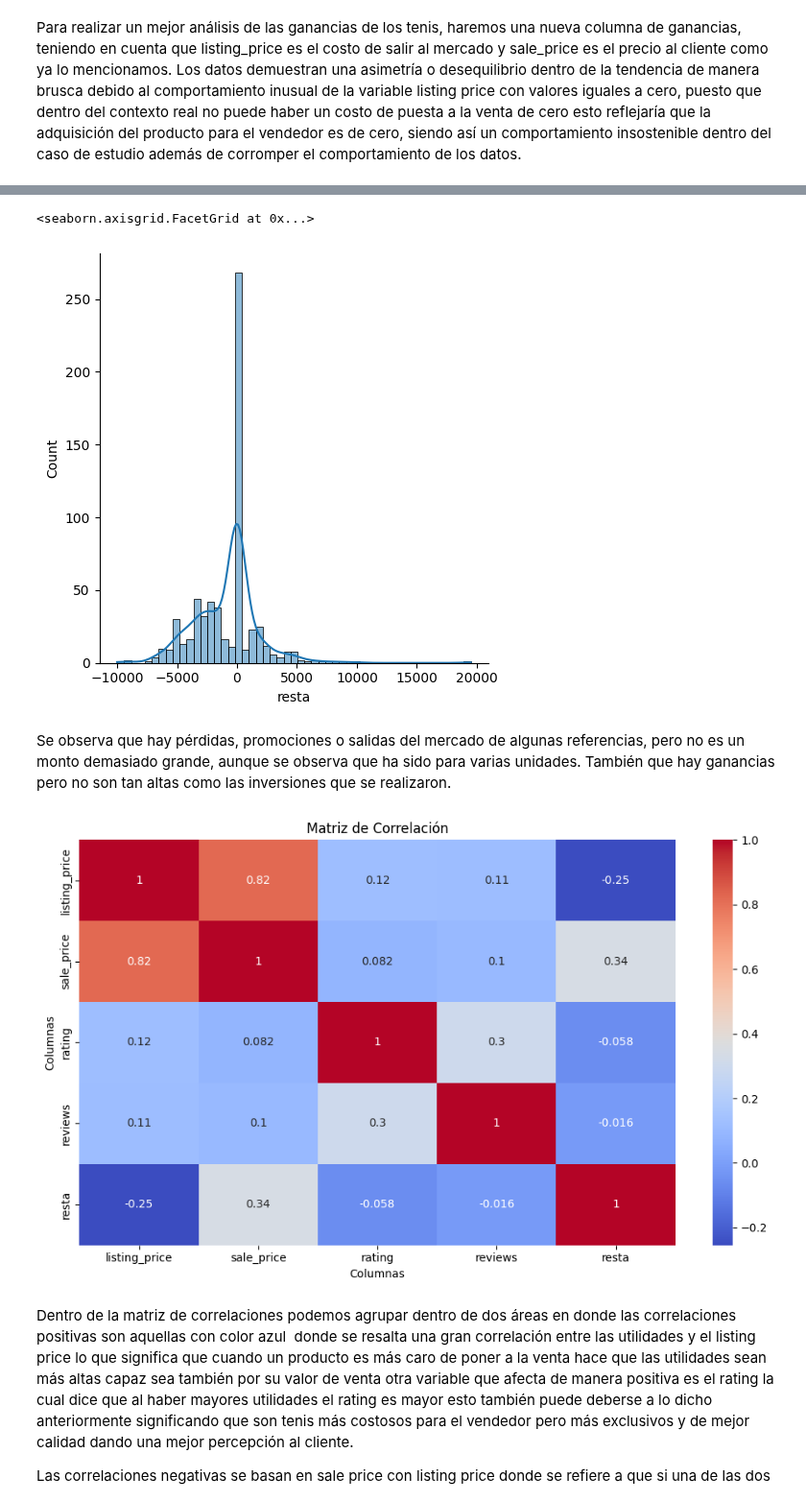
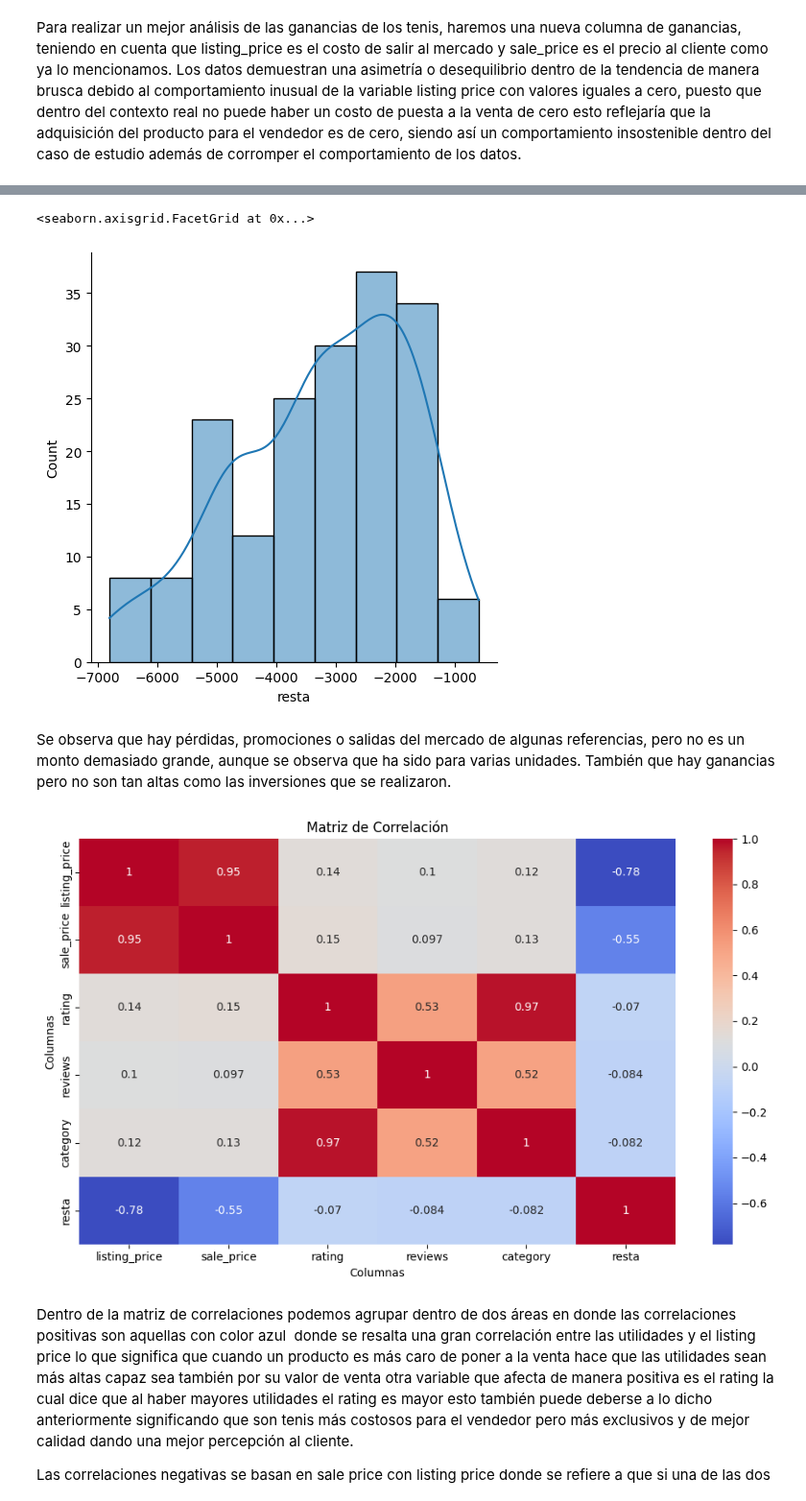
Before and after one commit to pau1ag/caso1, a Jupyter notebook: solucion_caso.ipynb, the cells around one changed output, grey strips where cells are left out. Shown at 96% size. Drawn from its saved outputs; the diff is of its cells as text; code cells hidden in the pictures.

```diff
--- a/solucion_caso.ipynb
+++ b/solucion_caso.ipynb
@@ -191,3 +191,28 @@ Podemos visualizar de nuevo como los listing_price tiene valores de 0 a 8000, m
 Para analizar la gráfica de sale_price, podemos observar que hay algunos datos atípicos, estos pueden significar ediciones limitadas y exclusivas, con el análisis de regresión eliminaremos estos y realizaremos pruebas para saber si estos datos afectan la regresión.
 Se puede observar que el rating va desde 0 a 5, situando la mayoría de los datos hacia 4 y 5.
 Los reviews, se observa que en la mayoría de las referencias no tienen reviews, sin embargo hay bastantes atípicos, y se encuentra una referencia que tiene más de 200 reviews, se podría analizar como la referencia más llamativa, que puede que tenga buenos o malos comentarios, pero que se podria calificar como una referencia que se le ha hecho un gran trabajo de marketing.
+# %%
+import pandas as pd
+import matplotlib.pyplot as plt
+import numpy as np
+
+# Assuming that df is your DataFrame and reviews is the name of the column you want to analyze
+
+# Calculate the quartiles and the IQR
+Q1 = df['reviews'].quantile(0.25)
+Q3 = df['reviews'].quantile(0.75)
+IQR = Q3 - Q1
+
+# Calculate the lower and upper bounds for outliers
+lower_bound = Q1 - 1.5 * IQR
+upper_bound = Q3 + 1.5 * IQR
+
+# Identify and remove outliers
+df_atip_reviews = df[(df['reviews'] > lower_bound) & (df['reviews'] < upper_bound)]
+
+# Create a boxplot
+plt.boxplot(df_atip_reviews['reviews'])
+plt.xlabel('reviews')
+plt.ylabel('Values')
+plt.title('Boxplot of reviews')
+plt.show()
@@ -294,8 +366,8 @@ Se puede observar que estos datos no se comportan de las misma manera que los ot
 # %%
 
 # Eliminar las filas donde el valor de "listing_price" es igual a 0
-df_nuevo = df.copy()
-df_nuevo = df[df['listing_price'] != 0]
+df_nuevo = df_atip_reviews.copy()
+df_nuevo = df_atip_reviews[df_atip_reviews['listing_price'] != 0]
 
 print(df_nuevo.head())
 # %% [output]
@@ -318,2 +402,2 @@ Los datos demuestran una asimetría o desequilibrio dentro de la tendencia de ma
 # %%
-df['resta'] = df['sale_price'] - df['listing_price']
+df_nuevo['resta'] = df_nuevo['sale_price'] - df_nuevo['listing_price']
@@ -320,30 +410,30 @@ df['resta'] = df['sale_price'] - df['listing_price']
 # %%
-sns.displot(data=df, x="resta", kde=True)
+sns.displot(data=df_nuevo, x="resta", kde=True)
 # %% [output]
 <seaborn.axisgrid.FacetGrid at 0x...>
-[figure, old version]
+[figure, new version]
 # %% [markdown]
 Se observa que hay pérdidas, promociones o salidas del mercado de algunas referencias, pero no es un monto demasiado grande, aunque se observa que ha sido para varias unidades. También que hay ganancias pero no son tan altas como las inversiones que se realizaron.
 # %%
-df_numeric = df.drop(columns=['product_name','product_id','brand','description'])
+df_numeric = df_nuevo.drop(columns=['product_name','product_id','brand','description'])
 
 # Calcular la matriz de correlación entre las columnas numéricas del DataFrame
 correlation_matrix = df_numeric.corr()
 
 # Crear el mapa de calor (heatmap)
 plt.figure(figsize=(10, 6))
 sns.heatmap(correlation_matrix, annot=True, cmap='coolwarm')
 
 # Personalizar la gráfica
 plt.title('Matriz de Correlación')
 plt.xlabel('Columnas')
 plt.ylabel('Columnas')
 
 # Mostrar la gráfica
 plt.tight_layout()
 plt.show()
 # %% [output]
-[figure, old version]
+[figure, new version]
 # %% [markdown]
 Dentro de la matriz de correlaciones podemos agrupar dentro de dos áreas en donde las correlaciones positivas son aquellas con color azul  donde se resalta una gran correlación entre las utilidades y el listing price lo que significa que cuando un producto es más caro de poner a la venta hace que las utilidades sean más altas capaz  sea  también por su valor de venta otra variable que afecta de manera positiva es el rating la cual dice que al haber mayores utilidades el rating es mayor esto también puede deberse a lo dicho anteriormente significando que son tenis más costosos para el vendedor pero más exclusivos y de mejor calidad dando una mejor percepción al cliente.
 
```
Also changed, not shown: parts of 26 cells of this notebook.
